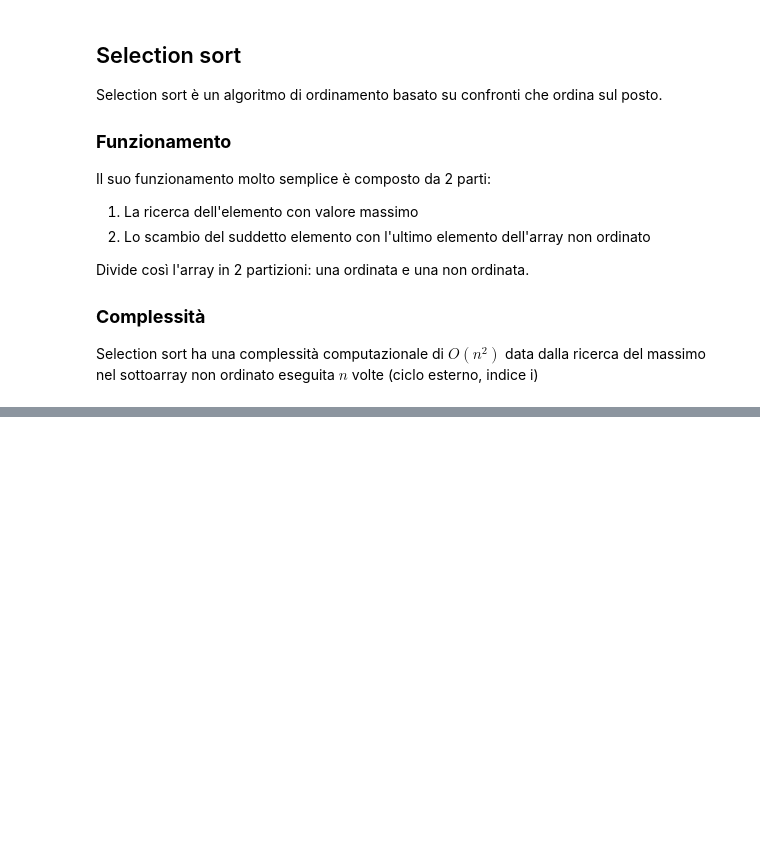
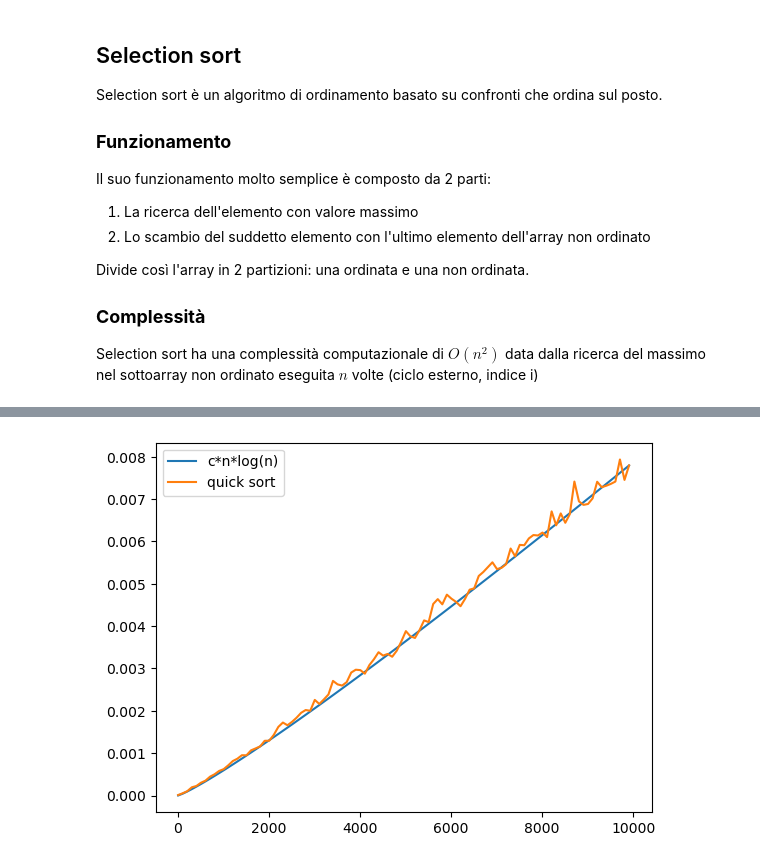
Before and after one commit to salvatore-greco/labAlgo, a Jupyter notebook: selection_sort_vs_quick_sort.ipynb, the cells around one changed output, grey strips where cells are left out. Saved outputs shown, nothing was run; the diff lists cells and outputs as text; code cells hidden in the pictures; blank space fills up the shorter version.

```diff
--- a/selection_sort_vs_quick_sort.ipynb
+++ b/selection_sort_vs_quick_sort.ipynb
@@ -118,0 +132,13 @@ generatePlot(quickSortTimes, 'Quick Sort', 'red')
+# %%
+# Mostriamo che quick sort è effettivamente O(n lgn)
+xValue = list(range(MIN, SIZE, STEP))
+val = quickSortTimes[len(quickSortTimes)-1]
+c = val / (xValue[len(xValue)-1]*math.log2(xValue[len(xValue)-1]))
+log = [i*math.log2(i)*c for i in xValue]
+fig, ax = plt.subplots()
+ax.plot(xValue, log, label='c*n*log(n)')
+ax.plot(xValue, quickSortTimes, label='quick sort')
+plt.legend()
+plt.show()
+# %% [output]
+[figure, added]
```
Also changed, not shown: parts of 9 cells of this notebook.
